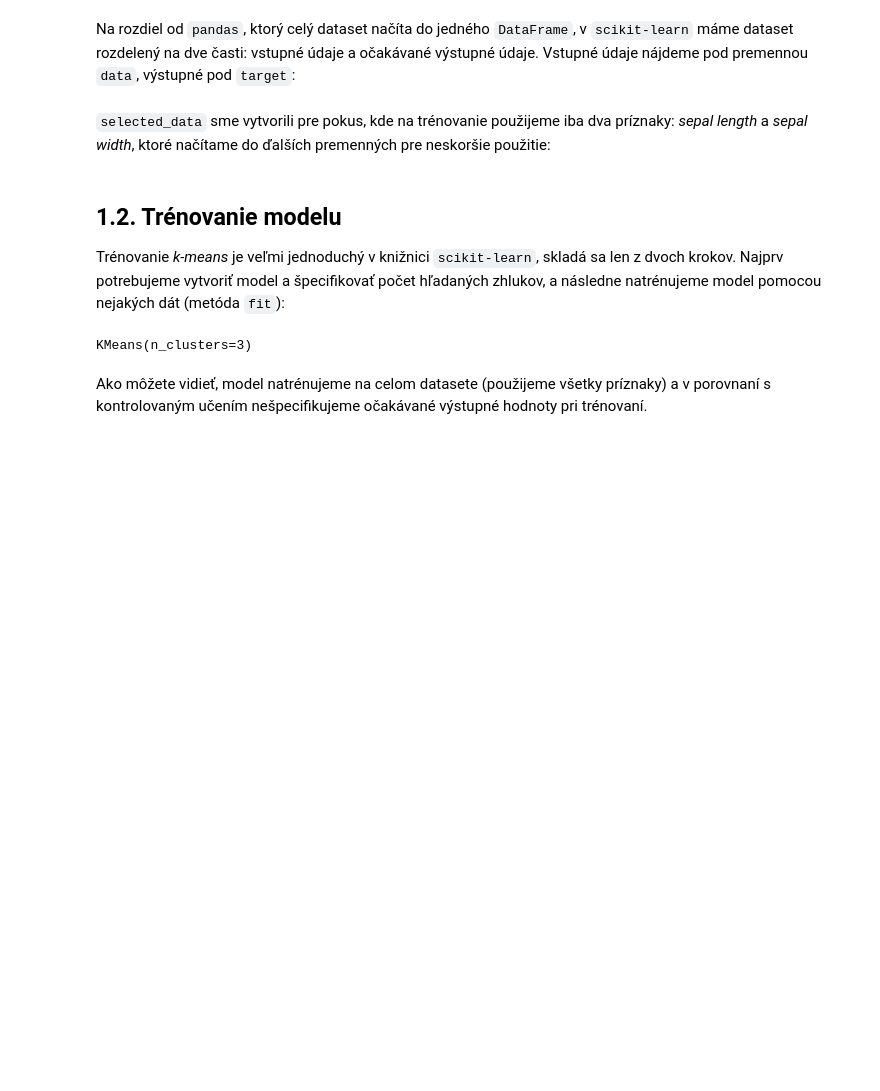
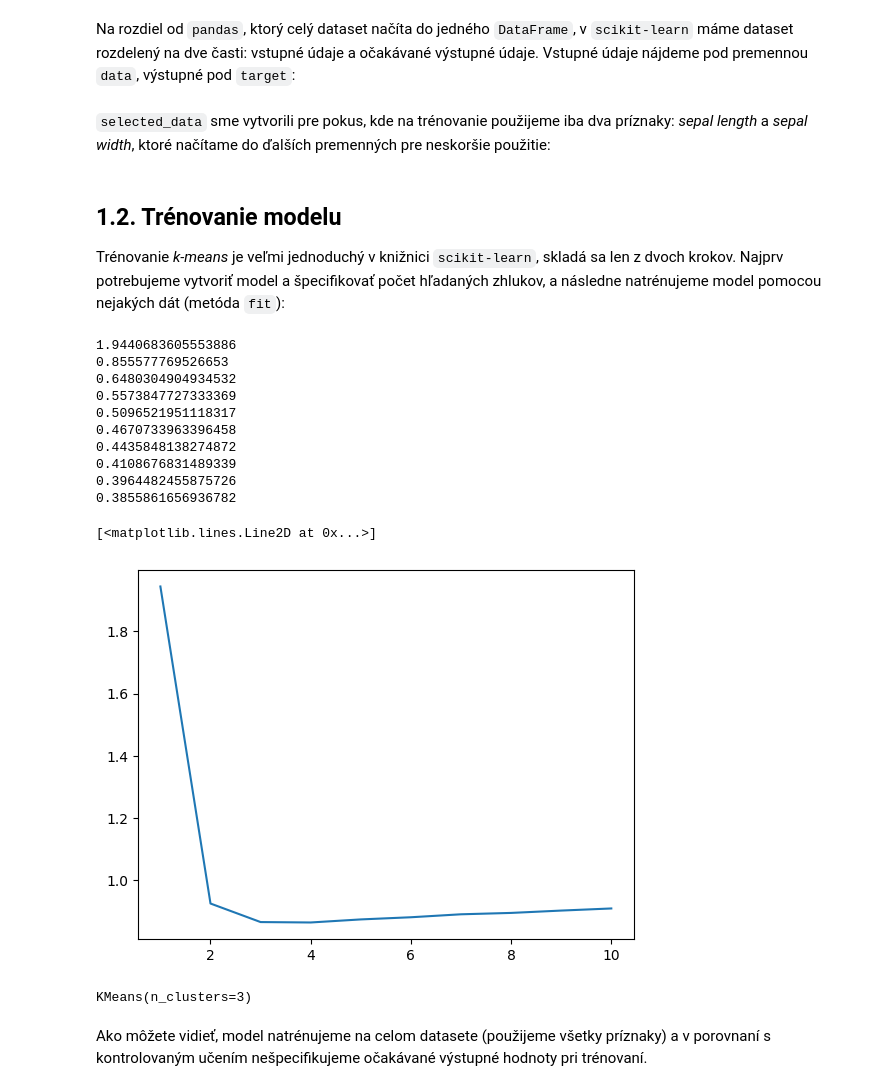
Before and after one commit to QuietXO/School, a Jupyter notebook: NN/lab07_unsupervised_learning.ipynb, the cells around one changed output. Cells and saved outputs as stored; diff of their text form; code cells hidden in the pictures; blank space fills up the shorter version.

```diff
--- a/NN/lab07_unsupervised_learning.ipynb
+++ b/NN/lab07_unsupervised_learning.ipynb
@@ -45,6 +45,28 @@ s_width = iris_df.data[:, 2]  # sepal width
 ## 1.2. Trénovanie modelu
 
 Trénovanie *k-means* je veľmi jednoduchý v knižnici `scikit-learn`, skladá sa len z dvoch krokov. Najprv potrebujeme vytvoriť model a špecifikovať počet hľadaných zhlukov, a následne natrénujeme model pomocou nejakých dát (metóda `fit`):
+# %%
+dis = []
+for i in range(1, 11):
+    model = KMeans(n_clusters=i) #, n_init='auto')
+    model.fit(input_data)
+    d = model.transform(input_data).min(axis=1).mean()
+    print(d)
+    dis.append(d**(1/i))
+plt.plot(range(1, 11), dis)
+# %% [output]
+1.9440683605553886
+0.855577769526653
+0.6480304904934532
+0.5573847727333369
+0.5096521951118317
+0.4670733963396458
+0.4435848138274872
+0.4108676831489339
+0.3964482455875726
+0.3855861656936782
+[<matplotlib.lines.Line2D at 0x...>]
+[figure, added]
 # %%
 model = KMeans(n_clusters=3) #, n_init='auto')
 
```
Also changed, not shown: parts of 1 cell of this notebook.
